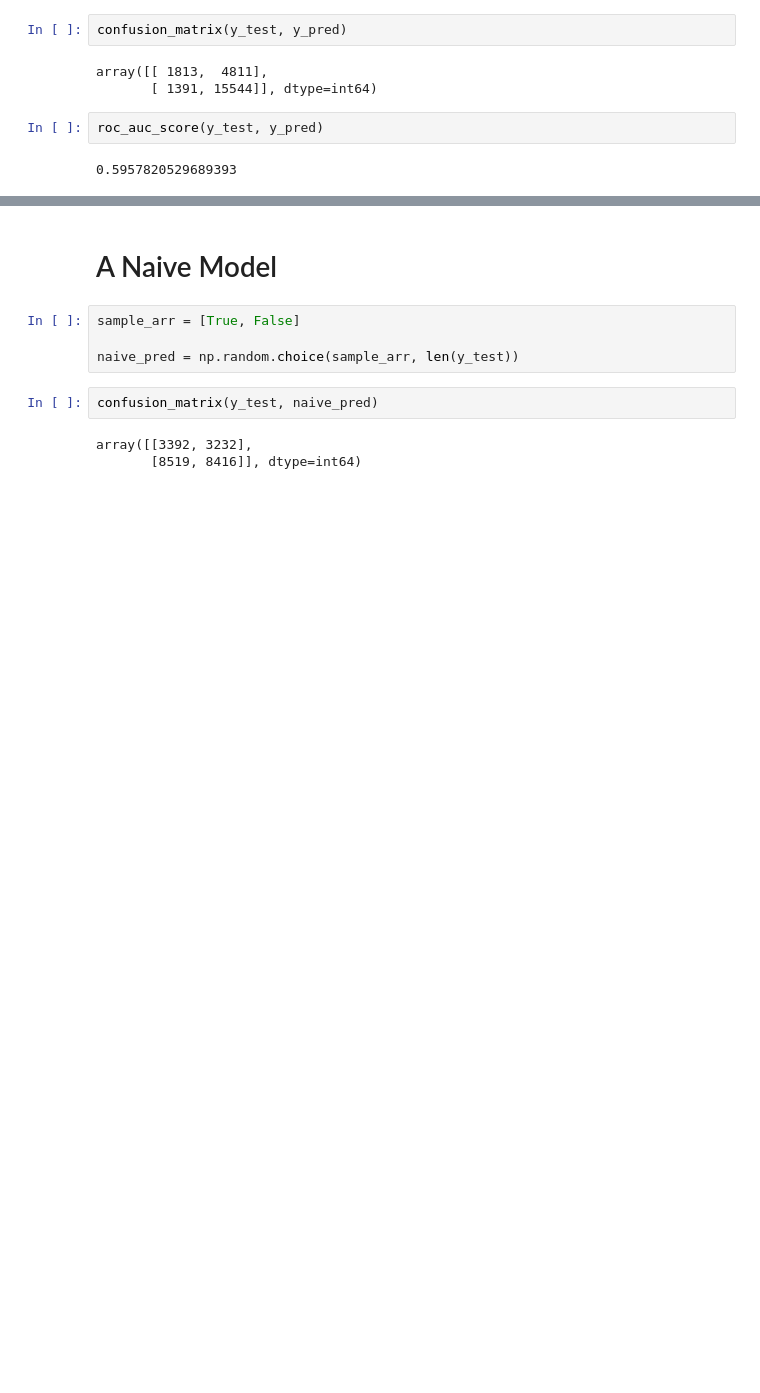
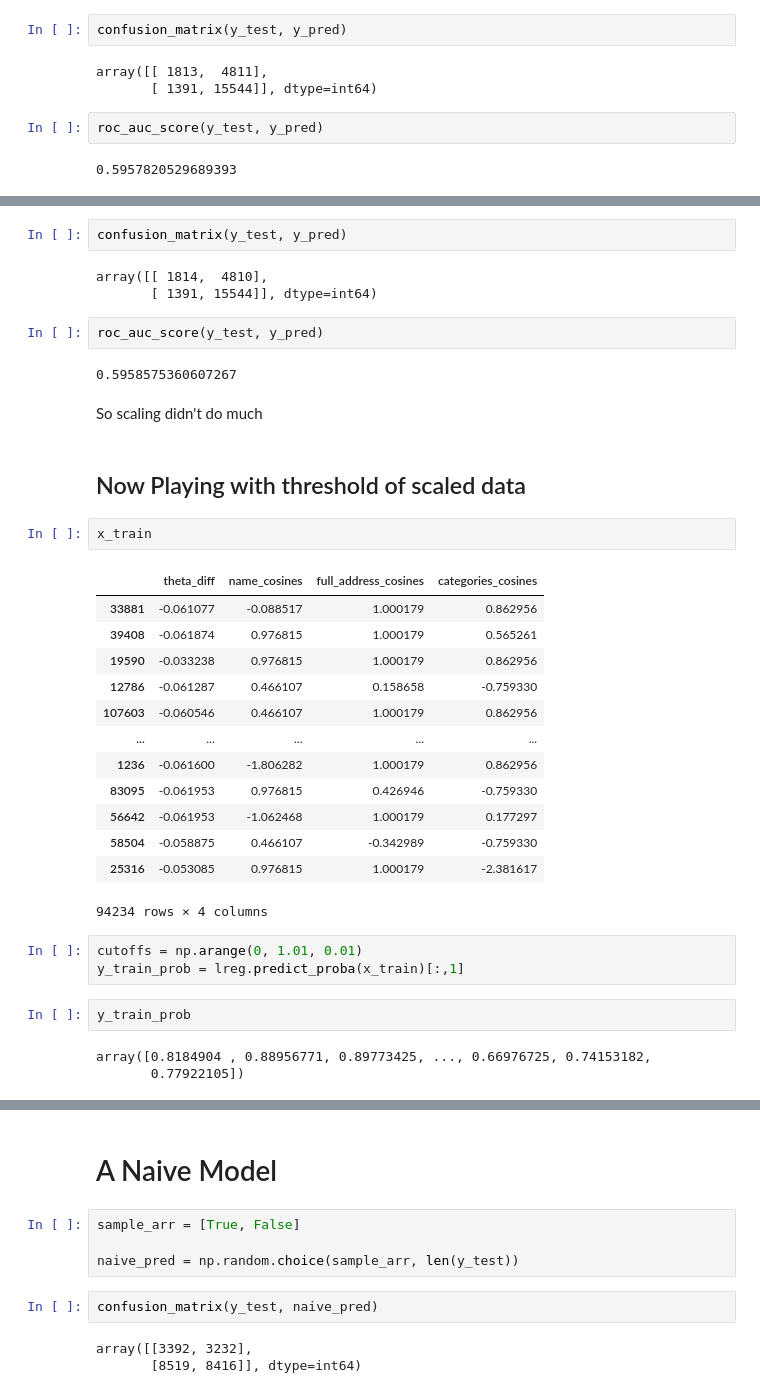
Before and after one commit to gormantt/foursquare-location-matching, a Jupyter notebook: tim_code/models/logistic_regression_us.ipynb, the cells around one changed output, grey strips where cells are left out. Saved outputs shown, nothing was run; the diff lists cells and outputs as text; blank space fills up the shorter version.

```diff
--- a/tim_code/models/logistic_regression_us.ipynb
+++ b/tim_code/models/logistic_regression_us.ipynb
@@ -121,0 +148,37 @@ y_pred/y_test
+# %%
+confusion_matrix(y_test, y_pred)
+# %% [output]
+array([[ 1814,  4810],
+       [ 1391, 15544]], dtype=int64)
+# %%
+roc_auc_score(y_test, y_pred)
+# %% [output]
+0.5958575360607267
+# %% [markdown]
+So scaling didn't do much
+# %% [markdown]
+## Now Playing with threshold of scaled data
+# %%
+x_train
+# %% [output]
+|  | theta_diff | name_cosines | full_address_cosines | categories_cosines |
+| 33881 | -0.061077 | -0.088517 | 1.000179 | 0.862956 |
+| 39408 | -0.061874 | 0.976815 | 1.000179 | 0.565261 |
+| 19590 | -0.033238 | 0.976815 | 1.000179 | 0.862956 |
+| 12786 | -0.061287 | 0.466107 | 0.158658 | -0.759330 |
+| 107603 | -0.060546 | 0.466107 | 1.000179 | 0.862956 |
+| ... | ... | ... | ... | ... |
+| 1236 | -0.061600 | -1.806282 | 1.000179 | 0.862956 |
+| 83095 | -0.061953 | 0.976815 | 0.426946 | -0.759330 |
+| 56642 | -0.061953 | -1.062468 | 1.000179 | 0.177297 |
+| 58504 | -0.058875 | 0.466107 | -0.342989 | -0.759330 |
+| 25316 | -0.053085 | 0.976815 | 1.000179 | -2.381617 |
+94234 rows × 4 columns
+# %%
+cutoffs = np.arange(0, 1.01, 0.01)
+y_train_prob = lreg.predict_proba(x_train)[:,1]
+# %%
+y_train_prob
+# %% [output]
+array([0.8184904 , 0.88956771, 0.89773425, ..., 0.66976725, 0.74153182,
+       0.77922105])
```
Also changed, not shown: parts of 20 cells of this notebook, 4 other files.
